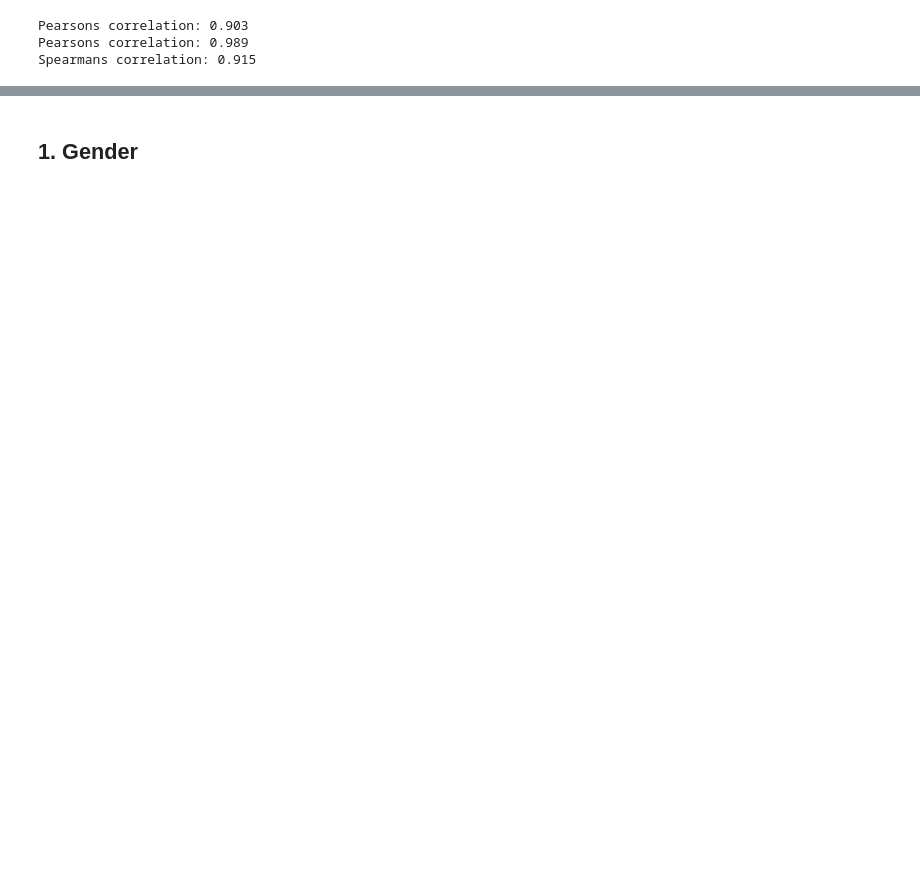
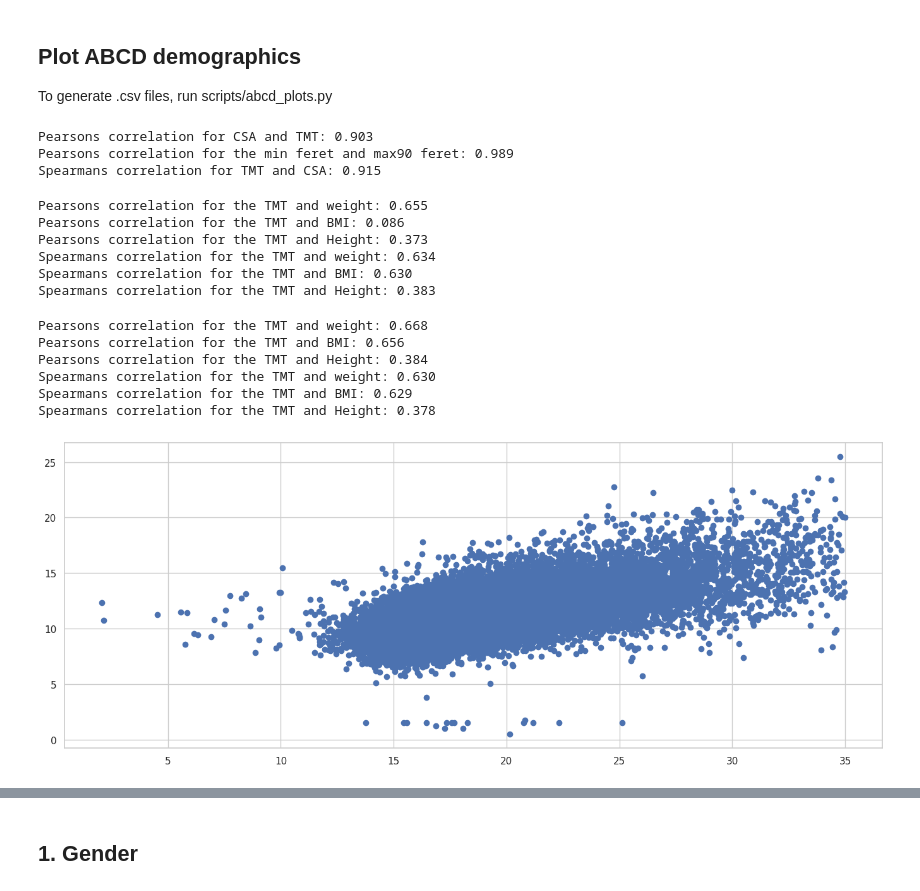
Before and after one commit to AIM-KannLab/itmt, a Jupyter notebook: ABCD-plots.ipynb, the cells around one changed output, grey strips where cells are left out. Drawn from its saved outputs; the diff is of its cells as text; code cells hidden in the pictures; blank space fills up the shorter version.

```diff
--- a/ABCD-plots.ipynb
+++ b/ABCD-plots.ipynb
@@ -1,3 +1,6 @@
+# %% [markdown]
+## Plot ABCD demographics
+To generate .csv files, run scripts/abcd_plots.py
 # %%
 # Import libraries
 import matplotlib.pyplot as plt
@@ -10,19 +13,72 @@ df = pd.read_csv(input_annotation_file, header=0)
 # %%
 # CSA and TM correlations
 from scipy.stats import pearsonr
+from scipy.stats import permutation_test
 
-#df=df[df["TMT PRED AVG"]<20]
+def statistic(x, y, axis):
+    return np.mean(x, axis=axis) - np.mean(y, axis=axis)
+
 
 corr, _ = pearsonr(df['TMT PRED AVG filtered'], df['CSA PRED AVG w line'])
-print('Pearsons correlation: %.3f' % corr)
+print('Pearsons correlation for CSA and TMT: %.3f' % corr)
 
 corr, _ = pearsonr(df['TMT PRED AVG filtered'], df['TMT PRED AVG 90 filtered'])
-print('Pearsons correlation: %.3f' % corr)
+print('Pearsons correlation for the min feret and max90 feret: %.3f' % corr)
 
 from scipy.stats import spearmanr
 corr, _ = spearmanr(df['TMT PRED AVG filtered'], df['CSA PRED AVG w line'])
-print('Spearmans correlation: %.3f' % corr)
+print('Spearmans correlation for TMT and CSA: %.3f' % corr)
 # %% [output]
-Pearsons correlation: 0.903
-Pearsons correlation: 0.989
-Spearmans correlation: 0.915
+Pearsons correlation for CSA and TMT: 0.903
+Pearsons correlation for the min feret and max90 feret: 0.989
+Spearmans correlation for TMT and CSA: 0.915
+# %%
+df_ant = pd.read_csv("data/ABCD-studies/abcd_bmi.csv", header=0)
+corr, _ = pearsonr(df_ant['Weight'], df_ant['TMT PRED AVG filtered'])
+print('Pearsons correlation for the TMT and weight: %.3f' % corr)
+corr, _ = pearsonr(df_ant['BMI'], df_ant['TMT PRED AVG filtered'])
+print('Pearsons correlation for the TMT and BMI: %.3f' % corr)
+corr, _ = pearsonr(df_ant['Height'], df_ant['TMT PRED AVG filtered'])
+print('Pearsons correlation for the TMT and Height: %.3f' % corr)
+
+corr, _ = spearmanr(df_ant['Weight'], df_ant['TMT PRED AVG filtered'])
+print('Spearmans correlation for the TMT and weight: %.3f' % corr)
+corr, _ = spearmanr(df_ant['BMI'], df_ant['TMT PRED AVG filtered'])
+print('Spearmans correlation for the TMT and BMI: %.3f' % corr)
+corr, _ = spearmanr(df_ant['Height'], df_ant['TMT PRED AVG filtered'])
+print('Spearmans correlation for the TMT and Height: %.3f' % corr)
+# %% [output]
+Pearsons correlation for the TMT and weight: 0.655
+Pearsons correlation for the TMT and BMI: 0.086
+Pearsons correlation for the TMT and Height: 0.373
+Spearmans correlation for the TMT and weight: 0.634
+Spearmans correlation for the TMT and BMI: 0.630
+Spearmans correlation for the TMT and Height: 0.383
+# %%
+df_ant=df_ant[df_ant['TMT PRED AVG filtered']<350]
+df_ant=df_ant[df_ant['BMI']<35]
+# %%
+df_ant.loc[df_ant['BMI'] > 35, 'BMI'] = 35
+df_ant.loc[df_ant['TMT PRED AVG filtered'] > 35, 'TMT PRED AVG filtered'] = 35
+plt.scatter(df_ant['BMI'],df_ant['TMT PRED AVG filtered'])
+corr, _ = pearsonr(df_ant['Weight'], df_ant['TMT PRED AVG filtered'])
+print('Pearsons correlation for the TMT and weight: %.3f' % corr)
+corr, _ = pearsonr(df_ant['BMI'], df_ant['TMT PRED AVG filtered'])
+print('Pearsons correlation for the TMT and BMI: %.3f' % corr)
+corr, _ = pearsonr(df_ant['Height'], df_ant['TMT PRED AVG filtered'])
+print('Pearsons correlation for the TMT and Height: %.3f' % corr)
+
+corr, _ = spearmanr(df_ant['Weight'], df_ant['TMT PRED AVG filtered'])
+print('Spearmans correlation for the TMT and weight: %.3f' % corr)
+corr, _ = spearmanr(df_ant['BMI'], df_ant['TMT PRED AVG filtered'])
+print('Spearmans correlation for the TMT and BMI: %.3f' % corr)
+corr, _ = spearmanr(df_ant['Height'], df_ant['TMT PRED AVG filtered'])
+print('Spearmans correlation for the TMT and Height: %.3f' % corr)
+# %% [output]
+Pearsons correlation for the TMT and weight: 0.668
+Pearsons correlation for the TMT and BMI: 0.656
+Pearsons correlation for the TMT and Height: 0.384
+Spearmans correlation for the TMT and weight: 0.630
+Spearmans correlation for the TMT and BMI: 0.629
+Spearmans correlation for the TMT and Height: 0.378
+[figure, added]
```
Also changed, not shown: parts of 110 cells of this notebook, 14 other files.
